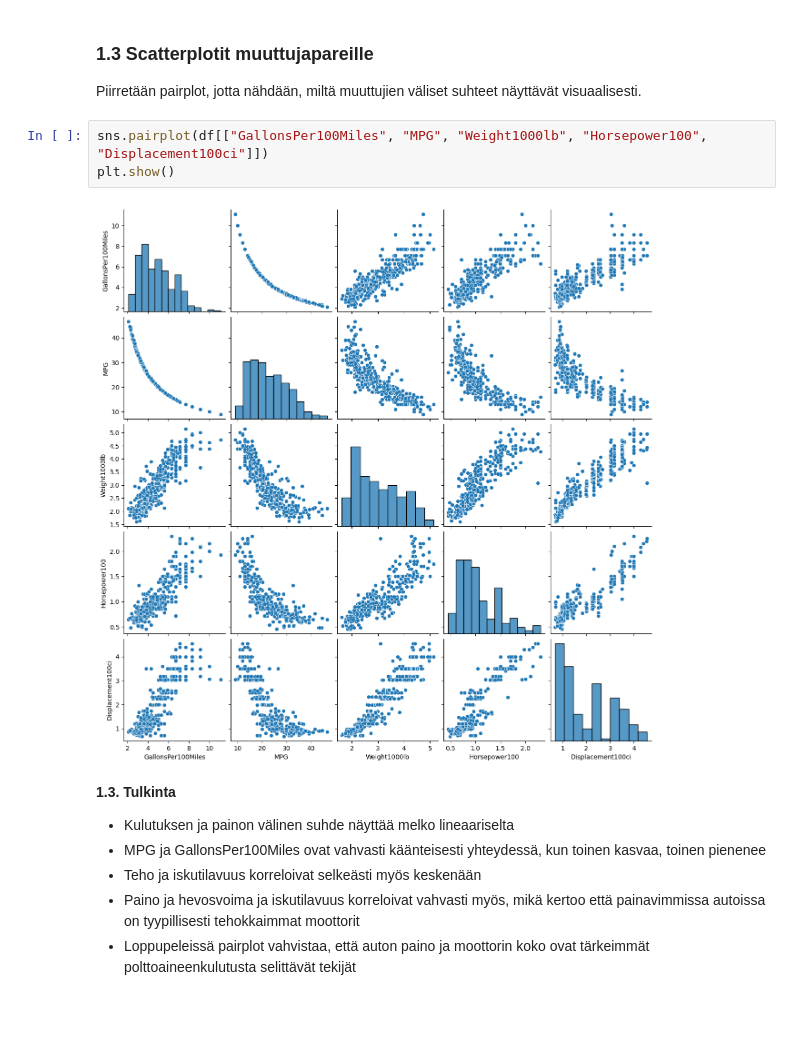
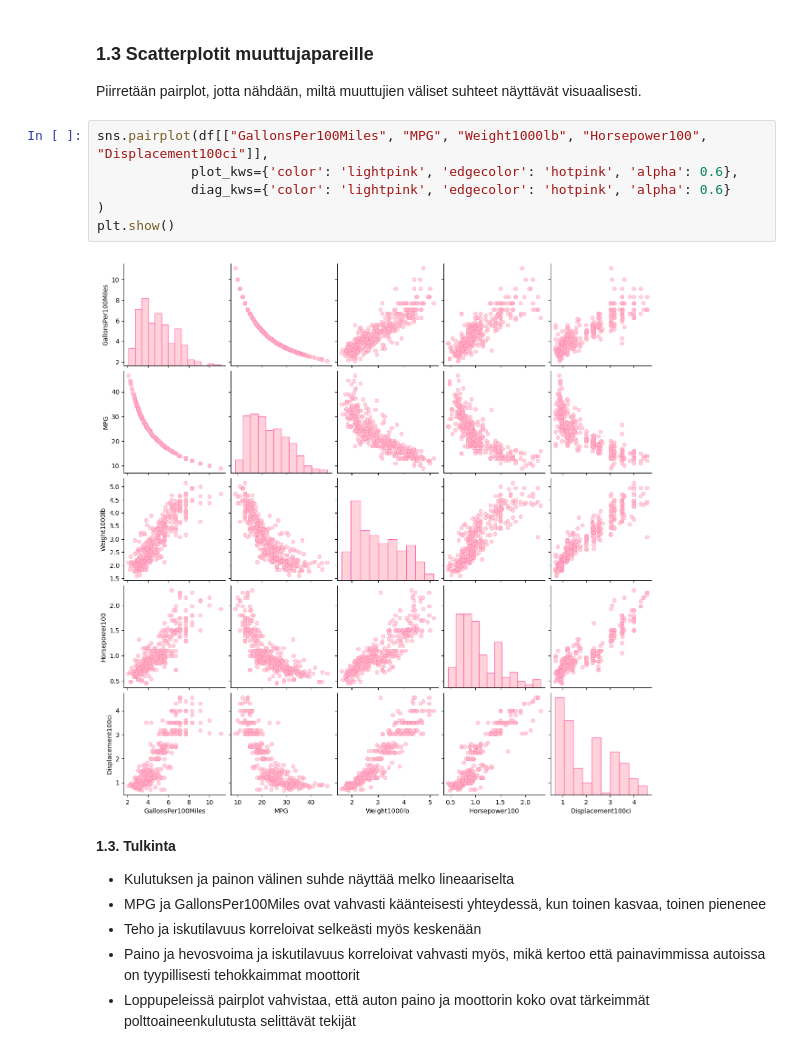
Before and after one commit to Anniinama/developMENTAL, a Jupyter notebook: Assigment 4/Assigment4_Final_Edition_FIN.ipynb, the cells around one changed output. Cells and saved outputs as stored; diff of their text form; blank space fills up the shorter version.

```diff
--- a/Assigment 4/Assigment4_Final_Edition_FIN.ipynb
+++ b/Assigment 4/Assigment4_Final_Edition_FIN.ipynb
@@ -213,10 +213,13 @@ pd.DataFrame(results, columns=["Feature", "R2"]).sort_values("R2", ascending=Fal
 
 Piirretään pairplot, jotta nähdään, miltä muuttujien väliset suhteet näyttävät visuaalisesti.
 # %%
-sns.pairplot(df[["GallonsPer100Miles", "MPG", "Weight1000lb", "Horsepower100", "Displacement100ci"]])
+sns.pairplot(df[["GallonsPer100Miles", "MPG", "Weight1000lb", "Horsepower100", "Displacement100ci"]],
+            plot_kws={'color': 'lightpink', 'edgecolor': 'hotpink', 'alpha': 0.6},
+            diag_kws={'color': 'lightpink', 'edgecolor': 'hotpink', 'alpha': 0.6}
+)
 plt.show()
 # %% [output]
-[figure, old version]
+[figure, new version]
 # %% [markdown]
 **1.3. Tulkinta**
 
```
Also changed, not shown: parts of 1 cell of this notebook.
